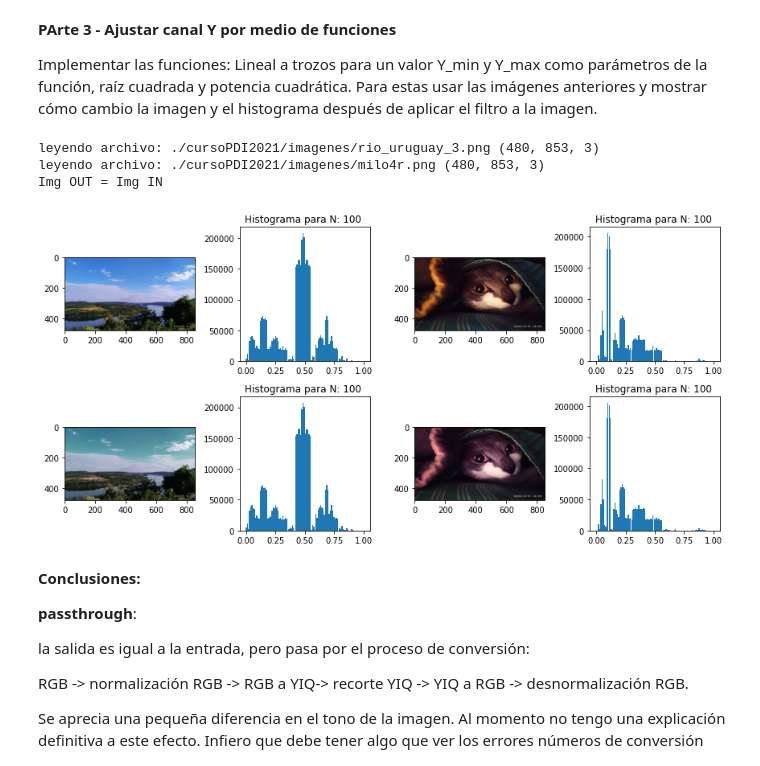
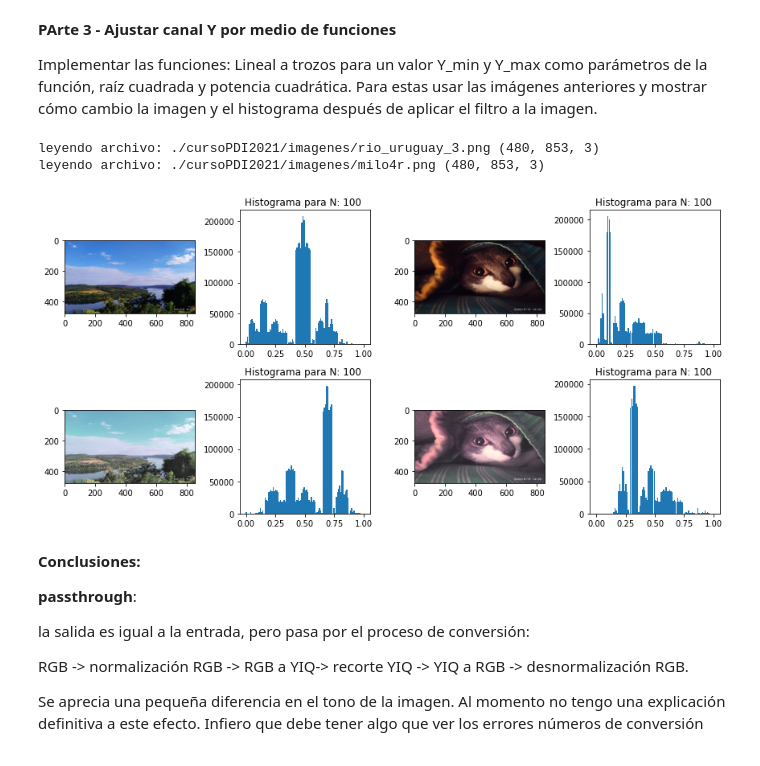
Before and after one commit to juangross/cAM, a Jupyter notebook: PDI_TP4_v5.ipynb, the cells around one changed output. Drawn from its saved outputs; the diff is of its cells as text; code cells hidden in the pictures.

```diff
--- a/PDI_TP4_v5.ipynb
+++ b/PDI_TP4_v5.ipynb
@@ -432,7 +432,7 @@ Pero los colores claros siguen siendo claros y los oscuros más oscuros.
 #Procurar buscar imágenes que tengan el mismo tamaño
 archi1 = "rio_uruguay_3" #@param [ "rio_uruguay_3", "rio_uruguay_4", "michar", "micha2r", "milo2r", "milo3r", "milo4r", "milo5r", "milo6r", "Samr","Sam2r","sam3r"]
 archi2 = "milo4r" #@param [ "rio_uruguay_3", "rio_uruguay_4", "michar", "micha2r", "milo2r", "milo3r", "milo4r", "milo5r", "milo6r", "Samr","Sam2r","sam3r"]
-AlfaEq = "passthrough" #@param [ "passthrough","lineal por trazos","Raiz cuadrada","Potencia cuadratica"]
+AlfaEq = "Raiz cuadrada" #@param [ "passthrough","lineal por trazos","Raiz cuadrada","Potencia cuadratica"]
 LinMin = 0.8 #@param {type:"slider", min:0, max:1, step:0.1}
 LinMax = 1 #@param {type:"slider", min:0, max:1, step:0.1}
 ###operacion = "suma RGB" #@param [ "suma RGB","suma RGB recortada","suma RGB promediada","resta RGB","resta RGB recortada","resta RGB promediada","suma YIQ","suma YIQ promediada","if-lighter", "if-darker"]
@@ -512,35 +512,35 @@ axs[0][1].set_title("Histograma para N: {} " .format(n_bins))
 #imagen origina2 + histograma2
 axs[0][2].imshow(Img2)
 histo2=ContarValores(YIQImage2[:,:,0],lista_bins)
 rects1 = axs[0][3].bar(lista_bins, histo2, width, label='histograma')
 axs[0][3].set_title("Histograma para N: {} " .format(n_bins))
 
 
 
 #imagen 1 +histograma , con el factor de ajuste de Y elegido
 axs[1][0].imshow(RGBImageaux1.astype('uint8'))
 
 #histograma
 n_bins=100
 width=1/n_bins
 lista_bins=np.linspace(0,1,n_bins)
 histo1=ContarValores(YIQimgaux1[:,:,0],lista_bins)
 rects1 = axs[1][1].bar(lista_bins, histo1, width, label='histograma')
 axs[1][1].set_title("Histograma para N: {} " .format(n_bins))
 
 
 #imagen2 +histograma , con el factor de ajuste de Y elegido
 axs[1][2].imshow(RGBImageaux2.astype('uint8'))
 histo2=ContarValores(YIQimgaux2[:,:,0],lista_bins)
 rects1 = axs[1][3].bar(lista_bins, histo2, width, label='histograma')
 axs[1][3].set_title("Histograma para N: {} " .format(n_bins))
 
 plt.show()
+fig.savefig('plot_completo.png')
 # %% [output]
 leyendo archivo: ./cursoPDI2021/imagenes/rio_uruguay_3.png (480, 853, 3)
 leyendo archivo: ./cursoPDI2021/imagenes/milo4r.png (480, 853, 3)
-Img OUT = Img IN
-[figure, old version]
+[figure, new version]
 # %% [markdown]
 **Conclusiones:**
 
```
